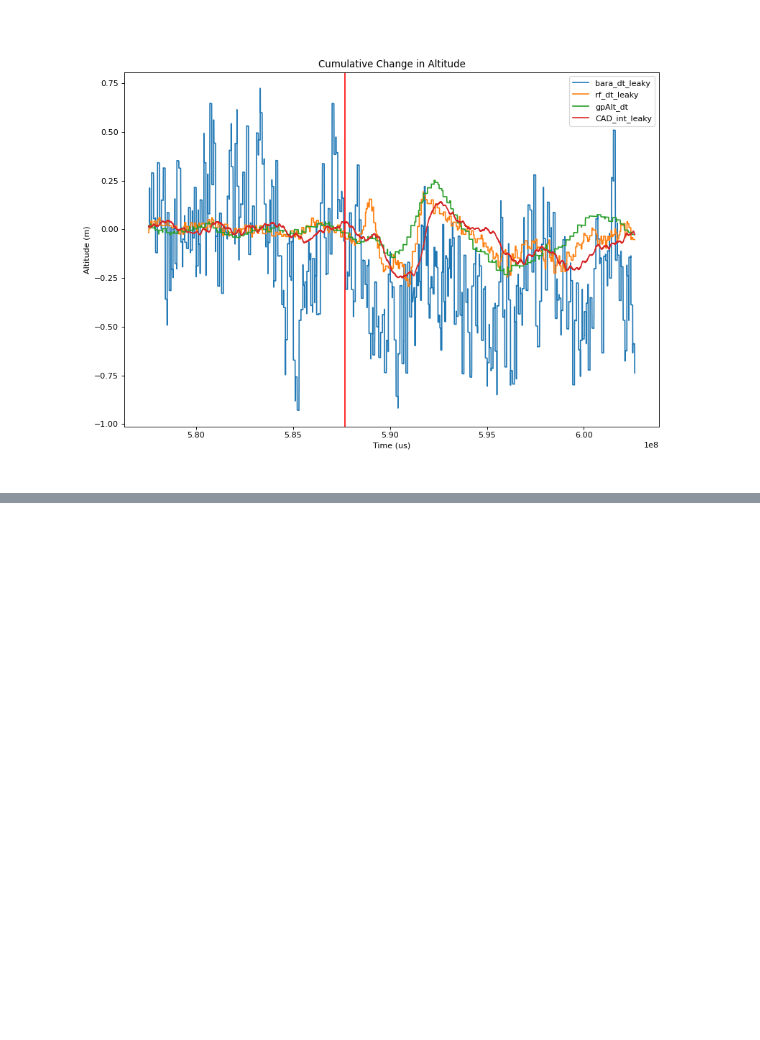
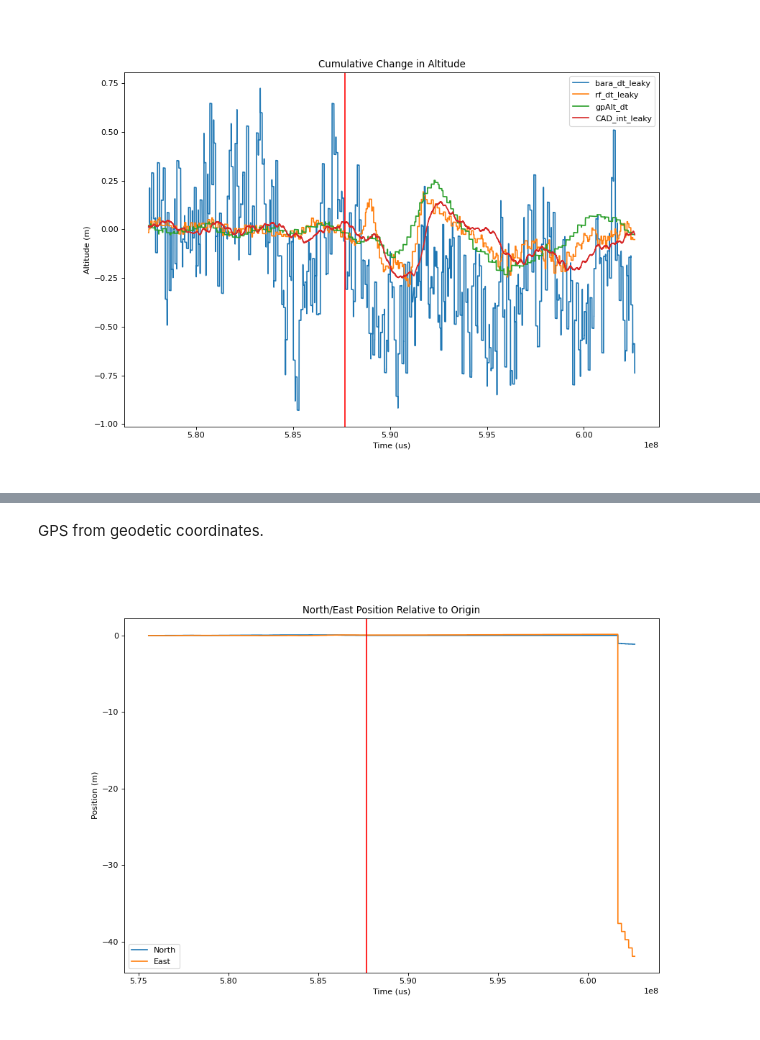
Before and after one commit to BaileySri/Practical-Software-Defense-for-GPS-Spoofing-on-a-Hobby-UAV-Offline, a Jupyter notebook: notebooks/0.1-bks-attack-idle.ipynb, the cells around one changed output, grey strips where cells are left out. Saved outputs shown, nothing was run; the diff lists cells and outputs as text; code cells hidden in the pictures; blank space fills up the shorter version.

```diff
--- a/notebooks/0.1-bks-attack-idle.ipynb
+++ b/notebooks/0.1-bks-attack-idle.ipynb
@@ -328,0 +394,14 @@ sensors.
+# %% [markdown]
+GPS from geodetic coordinates.
+# %%
+from confirmation.process import geodetic2ned
+
+gps = df[["lat","lng","gpAlt"]]
+gps_ned = geodetic2ned(gps.lat, gps.lng, gps.gpAlt)
+simple_time_plot(df.TimeUS,
+                 gps_ned[["North","East"]],
+                 atk=587680045,
+                title="North/East Position Relative to Origin",
+                units=["us","Position (m)"])
+# %% [output]
+[figure, added]
```
Also changed, not shown: parts of 16 cells of this notebook, 1 other file.
